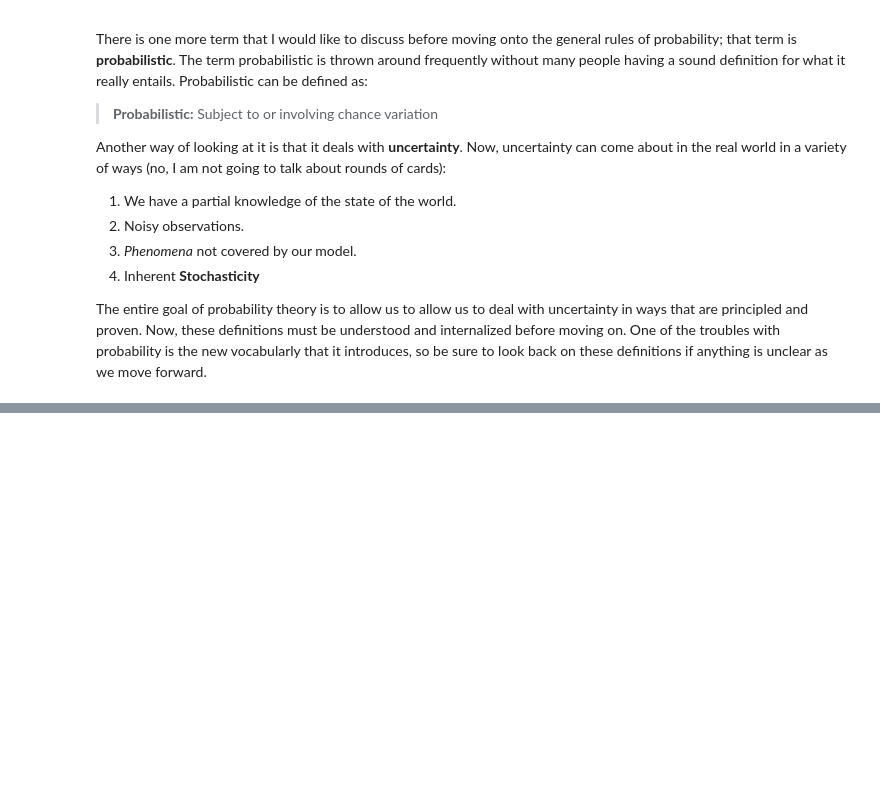
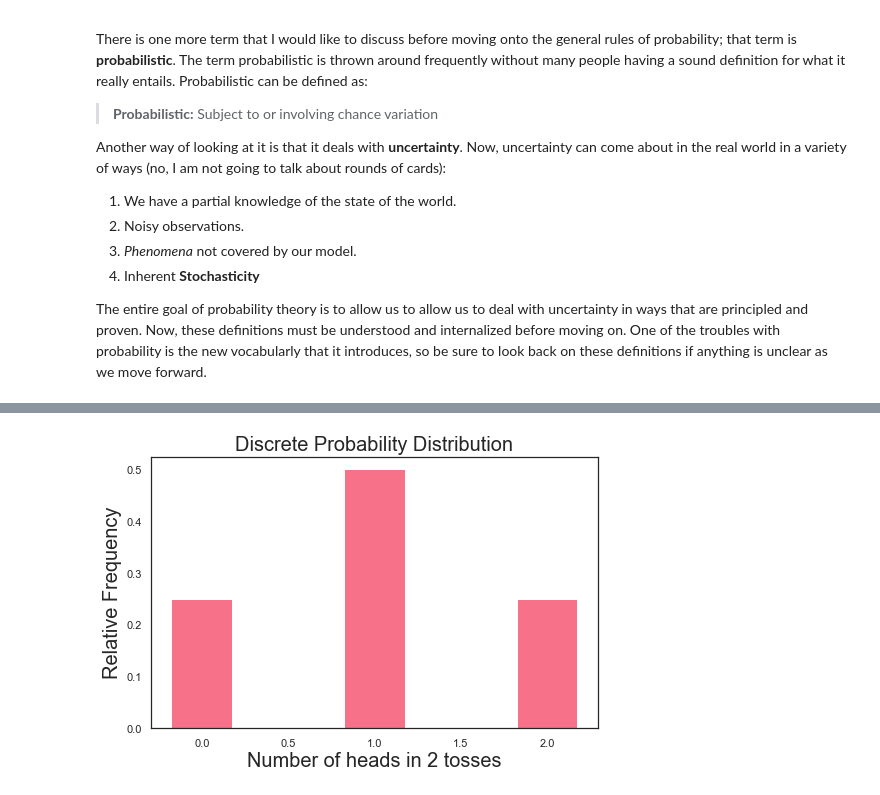
Before and after one commit to NathanielDake/intuitiveml, a Jupyter notebook: Mathematics/03-Probability-01-Introduction.ipynb, the cells around one changed output, grey strips where cells are left out. Drawn from its saved outputs; the diff is of its cells as text; code cells hidden in the pictures; blank space fills up the shorter version.

Commit message:
Updated discrete vs continuous rv's with visualizations

```diff
--- a/Mathematics/03-Probability-01-Introduction.ipynb
+++ b/Mathematics/03-Probability-01-Introduction.ipynb
@@ -282,0 +310,26 @@ The above relationship is Baye's rule! Now, I am dedicating the entire next post
+# %%
+import numpy as np
+import matplotlib.pyplot as plt
+import seaborn as sns
+sns.set(style="white", palette="husl")
+# sns.set_context("poster")
+# sns.set_style("ticks")
+
+%matplotlib inline
+
+N = 3
+menMeans = (0.25, 0.5, 0.25)
+ind = np.arange(N)    # the x locations for the groups
+width = 0.35       # the width of the bars: can also be len(x) sequence
+
+plt.subplots(figsize=(8,5))
+p1 = plt.bar(ind, menMeans, width)
+
+plt.ylabel('Relative Frequency', fontsize=20)
+plt.title('Discrete Probability Distribution', fontsize=20)
+plt.xlabel('Number of heads in 2 tosses', fontsize=20)
+
+
+plt.show()
+# %% [output]
+[figure, added]
```
Also changed, not shown: parts of 7 cells of this notebook, 4 other files.
